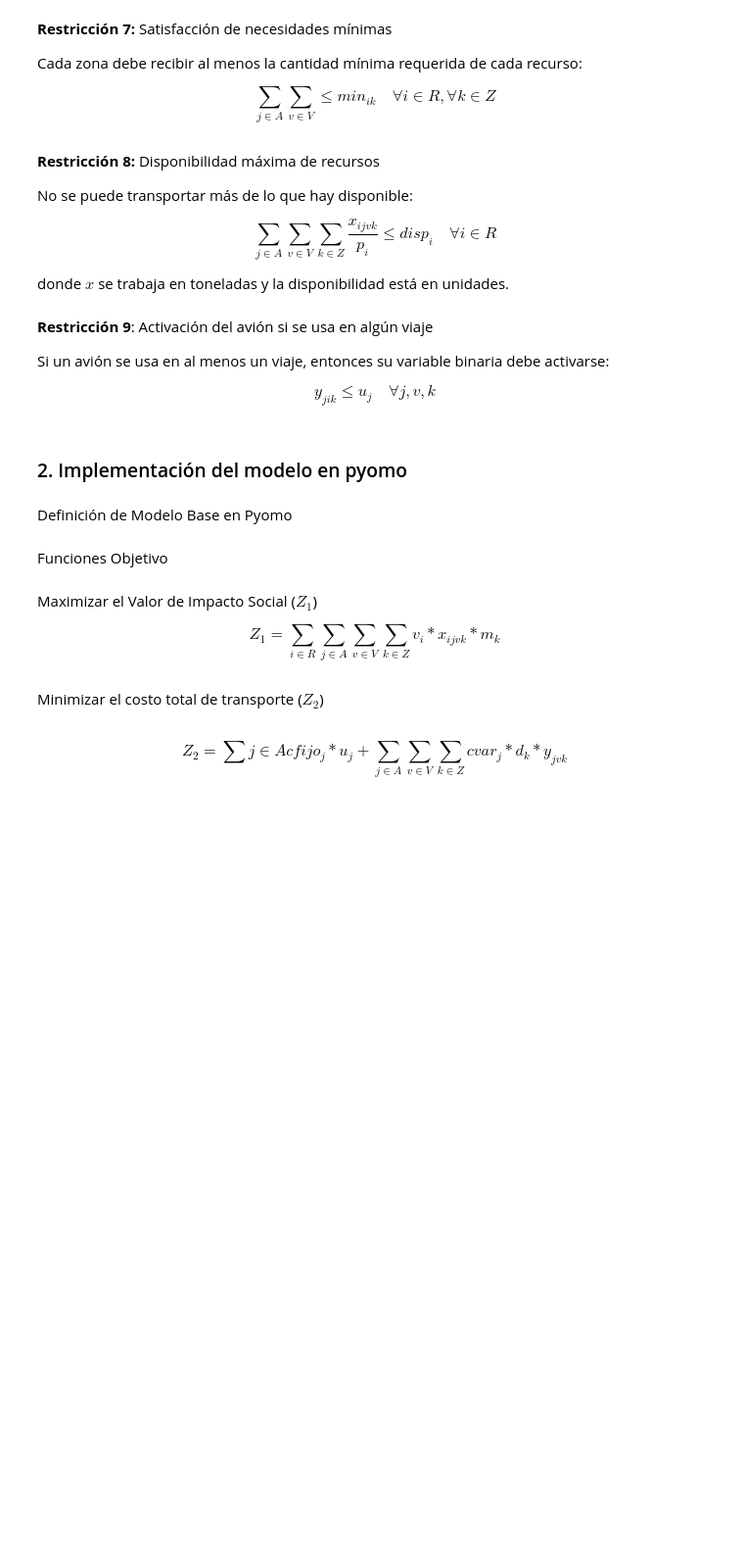
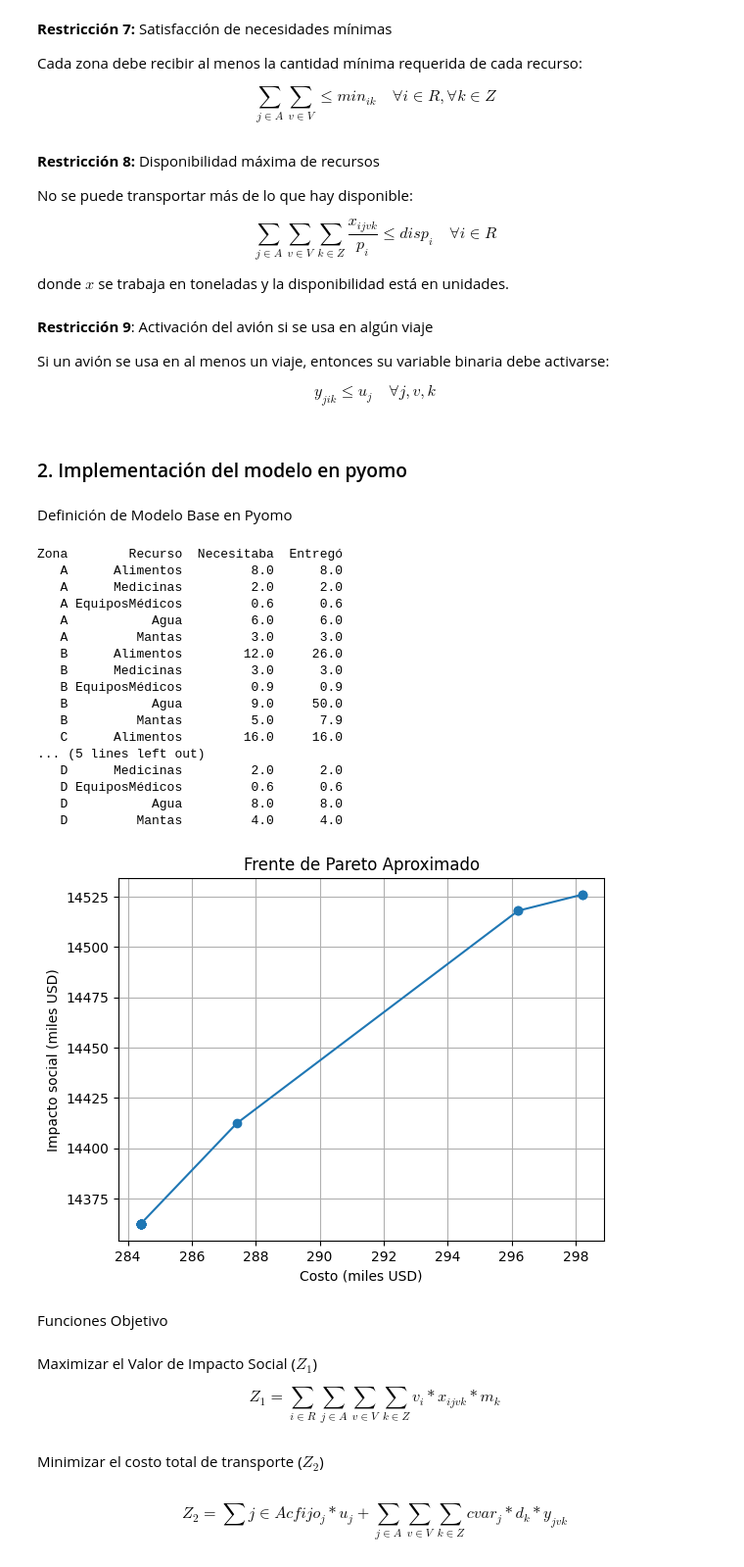
Before and after one commit to scasasbuenas/MOS-Laboratorios, a Jupyter notebook: Laboratorio 5/Laboratorio_5.ipynb, the cells around one changed output. Shown at 98% size. Cells and saved outputs as stored; diff of their text form; code cells hidden in the pictures; blank space fills up the shorter version.

```diff
--- a/Laboratorio 5/Laboratorio_5.ipynb
+++ b/Laboratorio 5/Laboratorio_5.ipynb
@@ -352,7 +352,7 @@ def build_model(data):
 # ----------------------------------------
 # Cálculo de extremos para normalización
 # ----------------------------------------
-solver = SolverFactory('highs')
+solver = SolverFactory('glpk')
 
 # Máximo impacto
 m1 = build_model(data)
@@ -418,33 +418,52 @@ for alpha in alpha_values:
 rows = []
 for z in m.Z:
     for r in m.R:
         needed = data['N_rz'][(r, z)]
         delivered = sum(
             value(m.X[r, a, v, z]) * data['P_r'][r]
             for a in m.A for v in m.V
         )
         rows.append({
             'Zona':      z,
             'Recurso':   r,
             'Necesitaba': needed,
             'Entregó':   round(delivered, 3)
         })
 
 df = pd.DataFrame(rows)
 print(df.to_string(index=False))
 
 
 # --------------------------------------
 # Gráfica del Frente de Pareto
 # --------------------------------------
 xs = [p[1] for p in pareto_points]
 ys = [p[0] for p in pareto_points]
 plt.plot(xs, ys, marker='o')
 plt.xlabel('Costo (miles USD)')
 plt.ylabel('Impacto social (miles USD)')
 plt.title('Frente de Pareto Aproximado')
 plt.grid(True)
 plt.show()
+# %% [output]
+Zona        Recurso  Necesitaba  Entregó
+   A      Alimentos         8.0      8.0
+   A      Medicinas         2.0      2.0
+   A EquiposMédicos         0.6      0.6
+   A           Agua         6.0      6.0
+   A         Mantas         3.0      3.0
+   B      Alimentos        12.0     26.0
+   B      Medicinas         3.0      3.0
+   B EquiposMédicos         0.9      0.9
+   B           Agua         9.0     50.0
+   B         Mantas         5.0      7.9
+   C      Alimentos        16.0     16.0
+... (5 lines left out)
+   D      Medicinas         2.0      2.0
+   D EquiposMédicos         0.6      0.6
+   D           Agua         8.0      8.0
+   D         Mantas         4.0      4.0
+[figure, added]
 # %% [markdown]
 Funciones Objetivo
 # %% [markdown]
```
